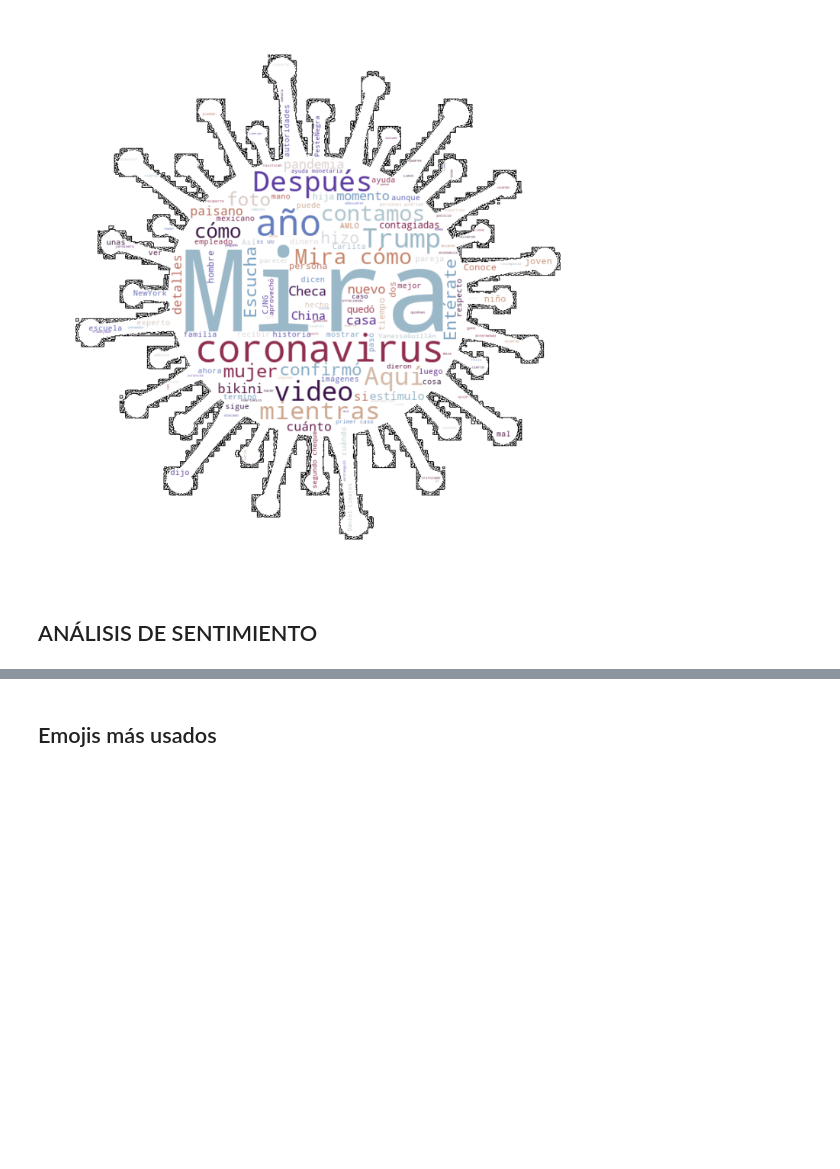
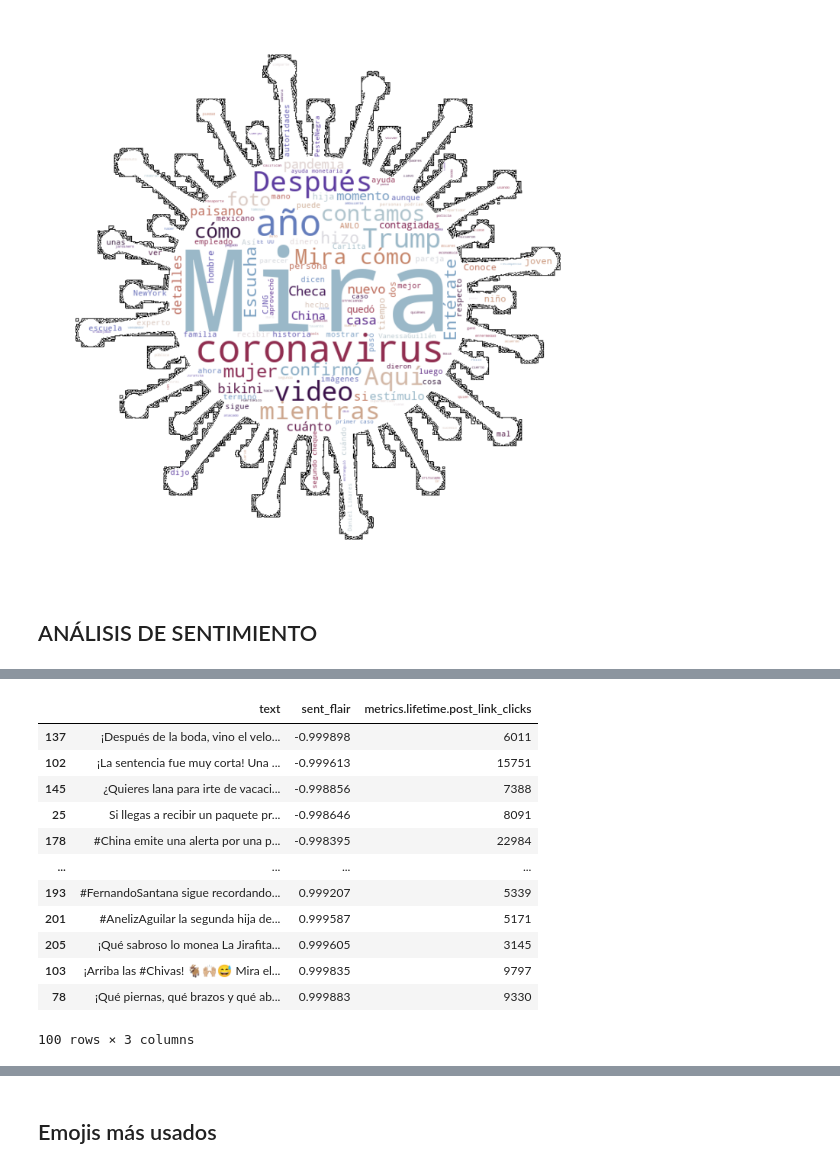
Before and after one commit to Danilo0221/NLP-Projects, a Jupyter notebook: Proyecto NLP/Proyecto NLP v6.ipynb, the cells around one changed output, grey strips where cells are left out. Saved outputs shown, nothing was run; the diff lists cells and outputs as text; code cells hidden in the pictures; blank space fills up the shorter version.

```diff
--- a/Proyecto NLP/Proyecto NLP v6.ipynb
+++ b/Proyecto NLP/Proyecto NLP v6.ipynb
@@ -1511,2 +1541,16 @@ dfjun[['text', 'sent_flair']].sort_values('sent_flair')
 # %%
-dfjul[['text', 'sent_flair']].sort_values('sent_flair')
+dfjul[['text', 'sent_flair', 'metrics.lifetime.post_link_clicks']].sort_values('sent_flair')
+# %% [output]
+|  | text | sent_flair | metrics.lifetime.post_link_clicks |
+| 137 | ¡Después de la boda, vino el velo... | -0.999898 | 6011 |
+| 102 | ¡La sentencia fue muy corta! Una ... | -0.999613 | 15751 |
+| 145 | ¿Quieres lana para irte de vacaci... | -0.998856 | 7388 |
+| 25 | Si llegas a recibir un paquete pr... | -0.998646 | 8091 |
+| 178 | #China emite una alerta por una p... | -0.998395 | 22984 |
+| ... | ... | ... | ... |
+| 193 | #FernandoSantana sigue recordando... | 0.999207 | 5339 |
+| 201 | #AnelizAguilar la segunda hija de... | 0.999587 | 5171 |
+| 205 | ¡Qué sabroso lo monea La Jirafita... | 0.999605 | 3145 |
+| 103 | ¡Arriba las #Chivas! 🐐🙌🏼😅 Mira el... | 0.999835 | 9797 |
+| 78 | ¡Qué piernas, qué brazos y qué ab... | 0.999883 | 9330 |
+100 rows × 3 columns
```
Also changed, not shown: parts of 8 cells of this notebook.
